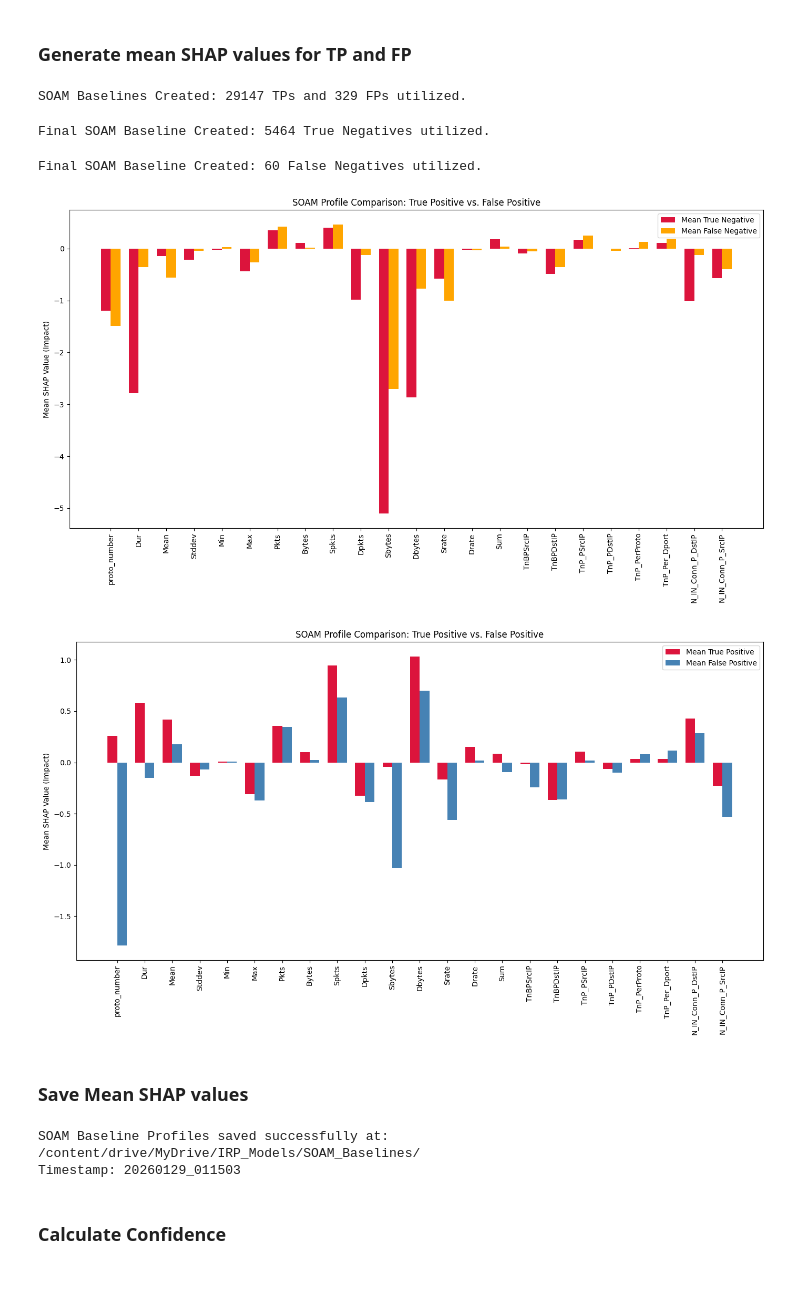
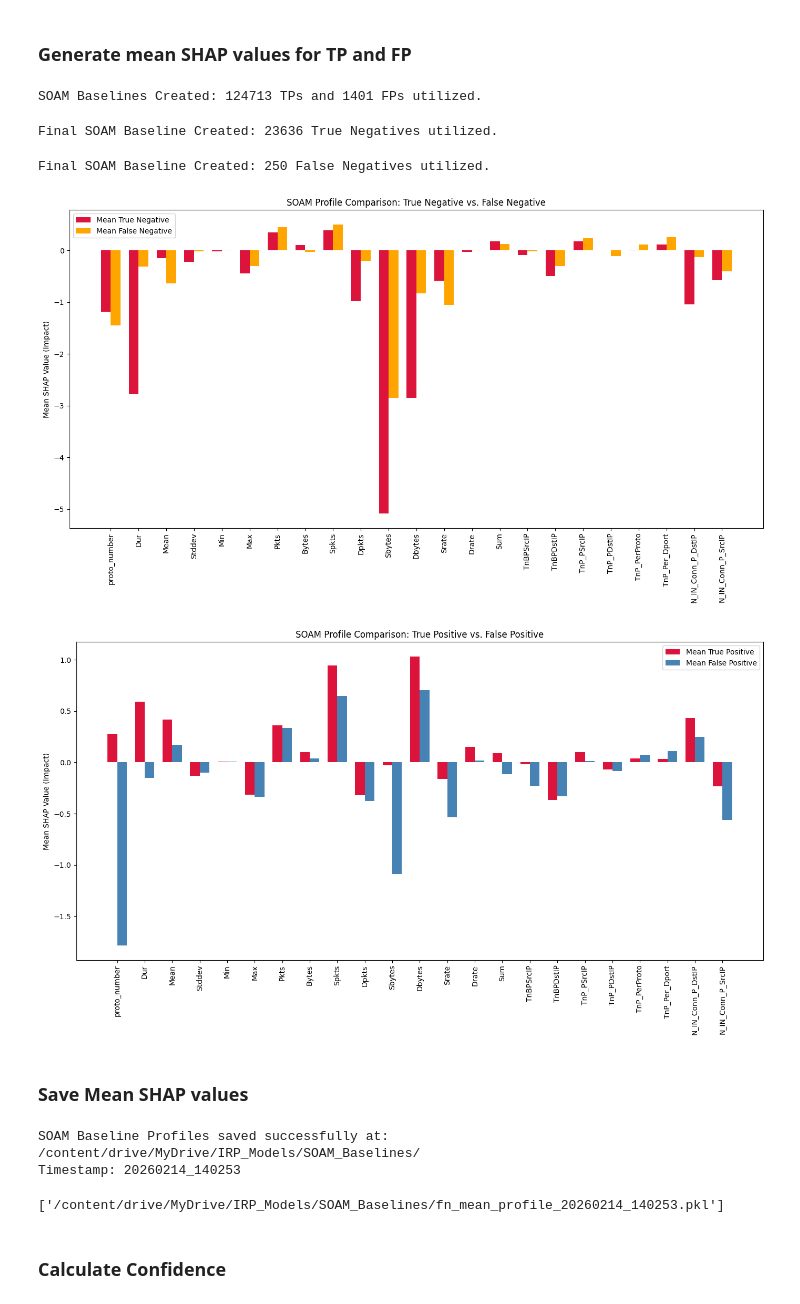
Before and after one commit to MohHaroon/XAI-based-ZSL-for-IIDS, a Jupyter notebook: ZSAL_and_SOAM.ipynb, the cells around one changed output. Saved outputs shown, nothing was run; the diff lists cells and outputs as text; code cells hidden in the pictures.

```diff
--- a/ZSAL_and_SOAM.ipynb
+++ b/ZSAL_and_SOAM.ipynb
@@ -202,7 +206,7 @@ import pandas as pd
 import matplotlib.pyplot as plt
 import shap
 
-train_subset = X_train.sample(35000, random_state=42)
+train_subset = X_train.sample(150000, random_state=42)
 train_subset_labels = y_train.loc[train_subset.index]
 shap_values_train = explainer.shap_values(train_subset)
 
@@ -218,7 +222,7 @@ fp_mean_profile = shap_values_train[fp_indices].mean(axis=0)
 
 print(f"SOAM Baselines Created: {len(tp_indices)} TPs and {len(fp_indices)} FPs utilized.")
 # %% [output]
-SOAM Baselines Created: 29147 TPs and 329 FPs utilized.
+SOAM Baselines Created: 124713 TPs and 1401 FPs utilized.
 # %%
 # 1. Identify indices for correctly classified Normal traffic in the training subset
 # Assumes you have train_preds and train_subset_labels from our previous step
@@ -227,13 +231,9 @@ tn_indices = np.where((train_preds == 0) & (train_subset_labels == 0))[0]
 # 2. Calculate the Mean Normal SHAP Profile
 normal_mean_profile = shap_values_train[tn_indices].mean(axis=0)
 
-soam_path = '/content/drive/MyDrive/IRP_Models/SOAM_Baselines/'
-# 3. Save it to your SOAM Baselines folder
-joblib.dump(normal_mean_profile, f'{soam_path}normal_mean_profile.pkl')
-
 print(f"Final SOAM Baseline Created: {len(tn_indices)} True Negatives utilized.")
 # %% [output]
-Final SOAM Baseline Created: 5464 True Negatives utilized.
+Final SOAM Baseline Created: 23636 True Negatives utilized.
 # %%
 fn_indices = np.where((train_preds == 0) & (train_subset_labels == 1))[0]
 
@@ -241,27 +241,27 @@ fn_indices = np.where((train_preds == 0) & (train_subset_labels == 1))[0]
 fn_mean_profile = shap_values_train[fn_indices].mean(axis=0)
 print(f"Final SOAM Baseline Created: {len(fn_indices)} False Negatives utilized.")
 # %% [output]
-Final SOAM Baseline Created: 60 False Negatives utilized.
+Final SOAM Baseline Created: 250 False Negatives utilized.
 # %%
 # 4. Comparative Bar Plot for SOAM Diagnosis
 feature_names = X_train.columns
 x = np.arange(len(feature_names))
 width = 0.35
 
 fig, ax = plt.subplots(figsize=(14, 8))
 rects1 = ax.bar(x - width/2, normal_mean_profile, width, label='Mean True Negative', color='crimson')
 rects4 = ax.bar(x + width/2, fn_mean_profile, width, label='Mean False Negative', color='orange')
 
 ax.set_ylabel('Mean SHAP Value (Impact)')
-ax.set_title('SOAM Profile Comparison: True Positive vs. False Positive')
+ax.set_title('SOAM Profile Comparison: True Negative vs. False Negative')
 ax.set_xticks(x)
 ax.set_xticklabels(feature_names, rotation=90)
 ax.legend()
 
 plt.tight_layout()
 plt.show()
 # %% [output]
-[figure, old version]
+[figure, new version]
 # %%
 # 4. Comparative Bar Plot for SOAM Diagnosis
 feature_names = X_train.columns
@@ -281,7 +281,7 @@ ax.legend()
 plt.tight_layout()
 plt.show()
 # %% [output]
-[figure, old version]
+[figure, new version]
 # %% [markdown]
 ### Save Mean SHAP values
 # %%
@@ -305,6 +305,14 @@ print(f"SOAM Baseline Profiles saved successfully at: {soam_path}")
 print(f"Timestamp: {timestamp}")
 # %% [output]
 SOAM Baseline Profiles saved successfully at: /content/drive/MyDrive/IRP_Models/SOAM_Baselines/
-Timestamp: 20260129_011503
+Timestamp: 20260214_140253
+# %%
+soam_path = '/content/drive/MyDrive/IRP_Models/SOAM_Baselines/'
+# 3. Save it to your SOAM Baselines folder
+joblib.dump(normal_mean_profile, f'{soam_path}normal_mean_profile_{timestamp}.pkl')
+
+joblib.dump(fn_mean_profile, f'{soam_path}fn_mean_profile_{timestamp}.pkl')
+# %% [output]
+['/content/drive/MyDrive/IRP_Models/SOAM_Baselines/fn_mean_profile_20260214_140253.pkl']
 # %%
 # Loading back for the final similarity check
```
Also changed, not shown: parts of 8 cells of this notebook.
